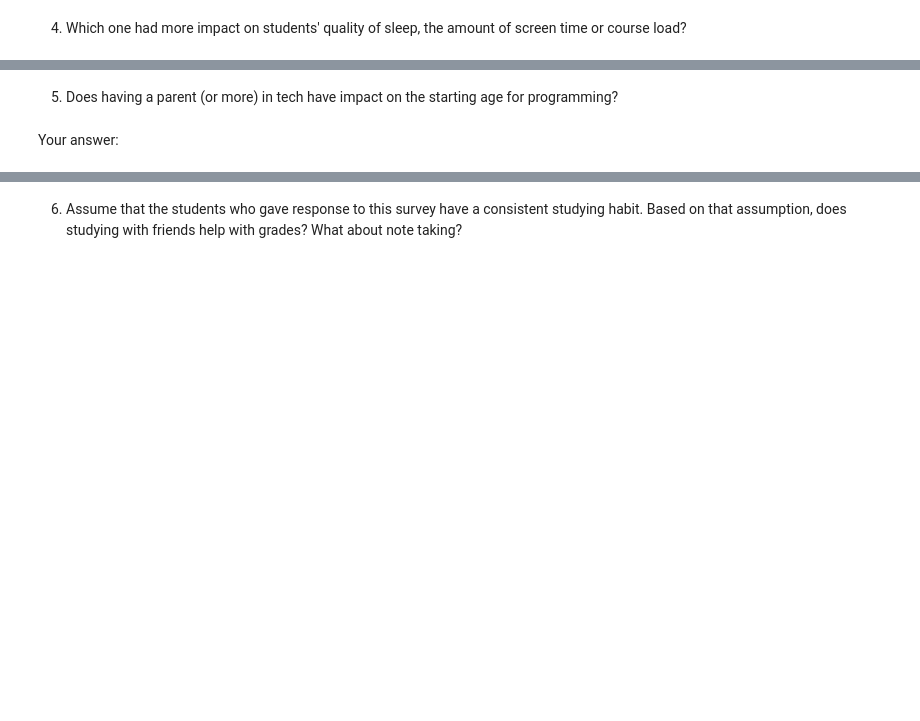
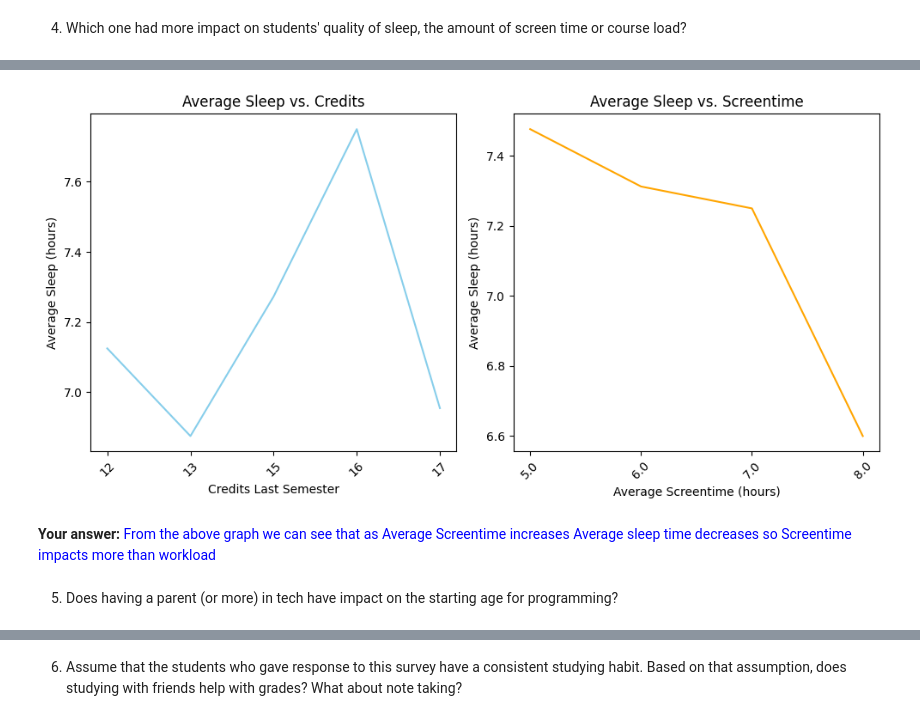
Before and after one commit to shyamsolanke/ds_hw, a Jupyter notebook: CMSC_HW5_Questions.ipynb, the cells around one changed output, grey strips where cells are left out. Drawn from its saved outputs; the diff is of its cells as text; code cells hidden in the pictures; blank space fills up the shorter version.

```diff
--- a/CMSC_HW5_Questions.ipynb
+++ b/CMSC_HW5_Questions.ipynb
@@ -270,4 +322,41 @@ Your answer:
+# %%
+import matplotlib.pyplot as plt
+
+# Step 1: Calculate the count for each group
+credit_counts = credit_groups.size()
+screentime_counts = screentime_groups.size()
+
+# Step 2: Filter groups with a count greater than 1
+filtered_credit_groups = credit_groups.filter(lambda x: len(x) > 3)
+filtered_screentime_groups = screentime_groups.filter(lambda x: len(x) > 3)
+
+# Step 3: Calculate the average sleep for the filtered groups
+credits_avg_sleep = filtered_credit_groups.groupby('How many credits did you take last semester?')['How many hours of sleep do you get a night?'].mean()
+screentime_avg_sleep = filtered_screentime_groups.groupby('What is your average screentime?')['How many hours of sleep do you get a night?'].mean()
+
+# Plotting average sleep vs. credits
+plt.figure(figsize=(10, 5))
+plt.subplot(1, 2, 1)  # Create a subplot (1 row, 2 columns, 1st plot)
+plt.plot(credits_avg_sleep.index.astype(str), credits_avg_sleep.values, color='skyblue')
+plt.xlabel('Credits Last Semester')
+plt.ylabel('Average Sleep (hours)')
+plt.title('Average Sleep vs. Credits')
+plt.xticks(rotation=45)  # Rotate x-axis tick labels
+
+# Plotting average sleep vs. screentime
+plt.subplot(1, 2, 2)  # Create a subplot (1 row, 2 columns, 2nd plot)
+plt.plot(screentime_avg_sleep.index.astype(str), screentime_avg_sleep.values, color='orange')
+plt.xlabel('Average Screentime (hours)')
+plt.ylabel('Average Sleep (hours)')
+plt.title('Average Sleep vs. Screentime')
+plt.xticks(rotation=45)  # Rotate x-axis tick labels
+
+# Adjust layout and show the plots
+plt.tight_layout()
+plt.show()
+# %% [output]
+[figure, added]
+# %% [markdown]
+**Your answer:** <font color='blue'>From the above graph we can see that as Average Screentime increases Average sleep time decreases so Screentime impacts more than workload</font>
 # %% [markdown]
 5. Does having a parent (or more) in tech have impact on the starting age for programming?
-# %% [markdown]
-Your answer:
```
Also changed, not shown: parts of 20 cells of this notebook.
